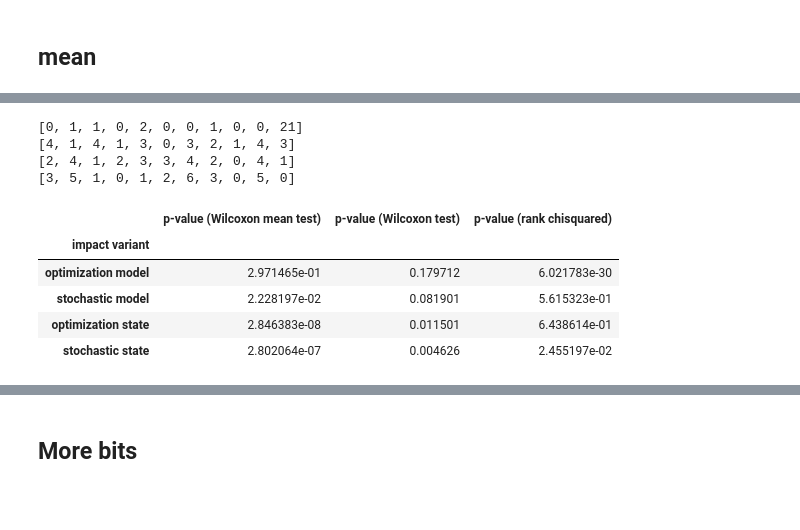
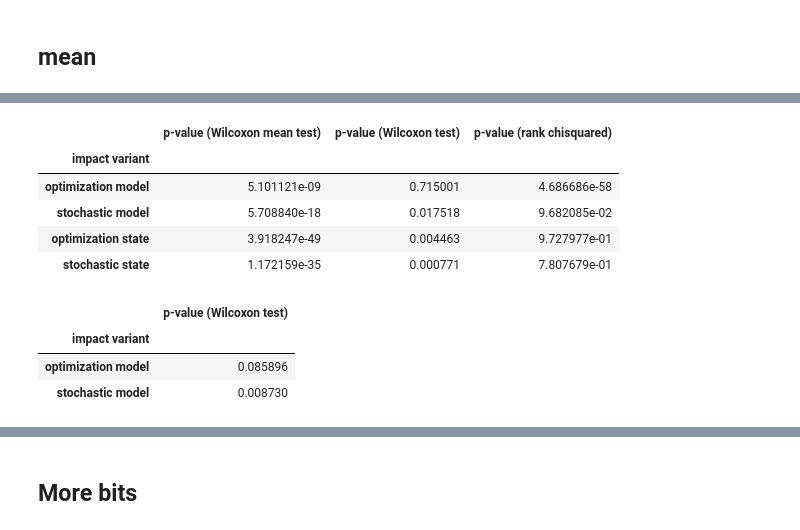
Before and after one commit to arielbro/TimeSeriesNetworkInference, a Jupyter notebook: graph_impact_result_analysis.ipynb, the cells around one changed output, grey strips where cells are left out. Cells and saved outputs as stored; diff of their text form; code cells hidden in the pictures; blank space fills up the shorter version.

```diff
--- a/graph_impact_result_analysis.ipynb
+++ b/graph_impact_result_analysis.ipynb
@@ -223,7 +243,7 @@ for score in score_types:
     pair_pvalue = stats.wilcoxon(zip(*pairs)[0], zip(*pairs)[1])[1]
     mean_pair_pvalue = stats.wilcoxon(zip(*mean_pairs)[0], zip(*mean_pairs)[1])[1]
     rank_counts = [len([r for r in ranks if r == i]) for i in range(samples_per_graph)]
-    print rank_counts
+#     print rank_counts
     rank_pvalue = stats.chisquare(f_obs=rank_counts)[1]
     row = score.replace("_", " ").replace(" impact score", ""), pair_pvalue, mean_pair_pvalue, rank_pvalue
     mean_pvalue_data.append(row)
@@ -234,16 +254,40 @@ mean_pvalue_data = mean_pvalue_data.set_index(mean_pvalue_data.columns[0])
 # mean_pvalue_data.to_csv("mean_pvalues.csv", float_format="%.3g")
 mean_pvalue_data
 # %% [output]
-[0, 1, 1, 0, 2, 0, 0, 1, 0, 0, 21]
-[4, 1, 4, 1, 3, 0, 3, 2, 1, 4, 3]
-[2, 4, 1, 2, 3, 3, 4, 2, 0, 4, 1]
-[3, 5, 1, 0, 1, 2, 6, 3, 0, 5, 0]
 |  | p-value (Wilcoxon mean test) | p-value (Wilcoxon test) | p-value (rank chisquared) |
 | impact variant |  |  |  |
-| optimization model | 2.971465e-01 | 0.179712 | 6.021783e-30 |
-| stochastic model | 2.228197e-02 | 0.081901 | 5.615323e-01 |
-| optimization state | 2.846383e-08 | 0.011501 | 6.438614e-01 |
-| stochastic state | 2.802064e-07 | 0.004626 | 2.455197e-02 |
+| optimization model | 5.101121e-09 | 0.715001 | 4.686686e-58 |
+| stochastic model | 5.708840e-18 | 0.017518 | 9.682085e-02 |
+| optimization state | 3.918247e-49 | 0.004463 | 9.727977e-01 |
+| stochastic state | 1.172159e-35 | 0.000771 | 7.807679e-01 |
+# %%
+# For vertex-based scores
+mean_pvalue_data = []
+for score in score_types[:2]:
+    bio = vertex_data.loc[vertex_data.is_random == False]
+    rnd = vertex_data.loc[vertex_data.is_random == True]
+    graph_names = vertex_data['graph_name'].unique()
+    mean_pairs = []
+    pairs = []
+    ranks = []
+    samples_per_graph = None
+    for graph_name in graph_names:
+        graph_bio = bio.loc[bio.graph_name == graph_name][score]
+        graph_rnd = rnd.loc[rnd.graph_name == graph_name][score]
+        mean_pairs.append((graph_bio.mean(), graph_rnd.mean()))
+    mean_pair_pvalue = stats.wilcoxon(zip(*mean_pairs)[0], zip(*mean_pairs)[1])[1]
+    row = score.replace("_", " ").replace(" impact score", ""), mean_pair_pvalue
+    mean_pvalue_data.append(row)
+mean_pvalue_data = pd.DataFrame(mean_pvalue_data)
+mean_pvalue_data.columns = ["impact variant", "p-value (Wilcoxon test)"]
+mean_pvalue_data = mean_pvalue_data.set_index(mean_pvalue_data.columns[0])
+# mean_pvalue_data.to_csv("mean_pvalues.csv", float_format="%.3g")
+mean_pvalue_data
+# %% [output]
+|  | p-value (Wilcoxon test) |
+| impact variant |  |
+| optimization model | 0.085896 |
+| stochastic model | 0.008730 |
 # %%
 # good cols = [col for col in data.columns if (col not in score_types) and (
 #     col not in timing_types) and (
```
Also changed, not shown: parts of 15 cells of this notebook, 1 other file.
